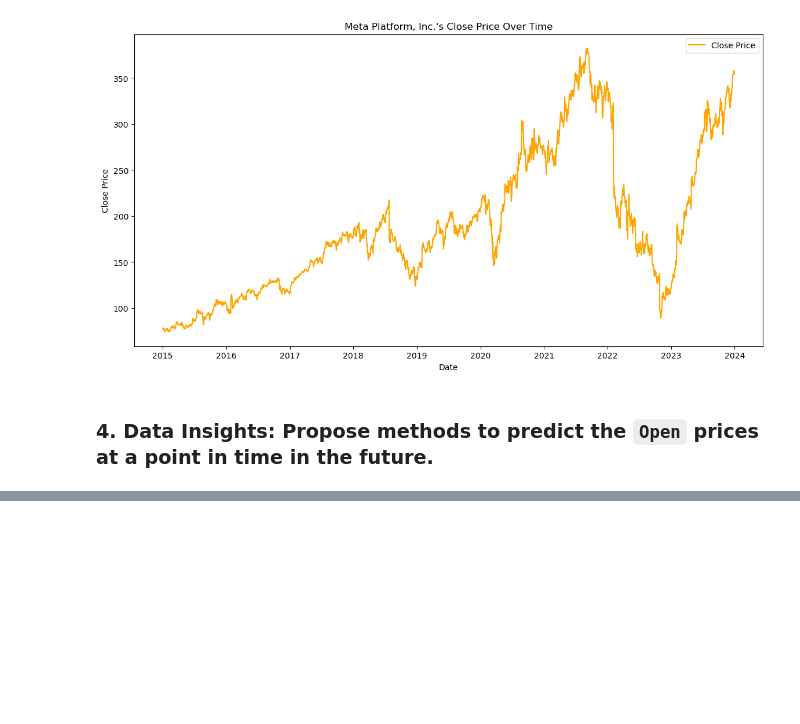
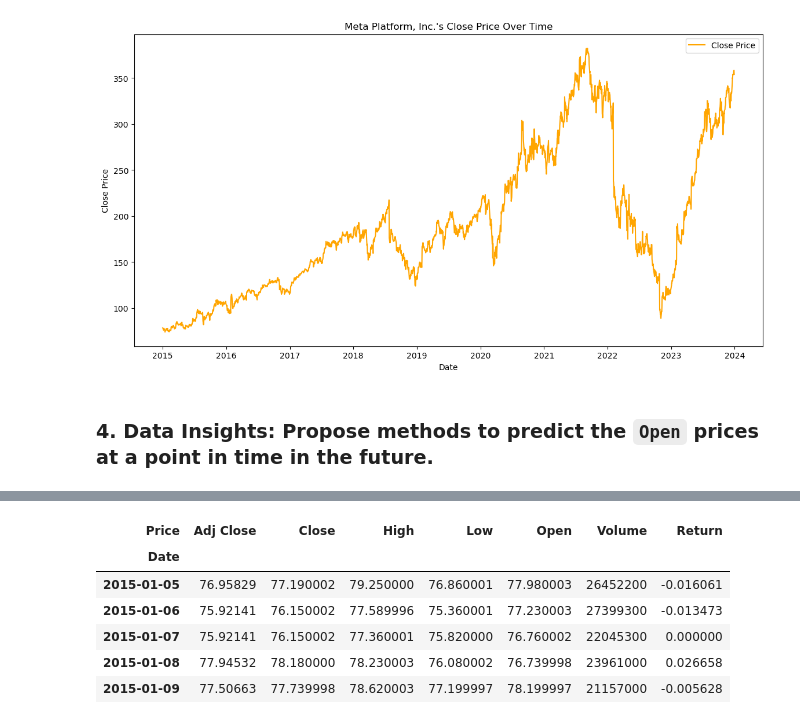
Before and after one commit to ndrhmdk/midterm, a Jupyter notebook: midterm.ipynb, the cells around one changed output, grey strips where cells are left out. Saved outputs shown, nothing was run; the diff lists cells and outputs as text; code cells hidden in the pictures; blank space fills up the shorter version.

```diff
--- a/midterm.ipynb
+++ b/midterm.ipynb
@@ -460,0 +474,4 @@ plt.show();
+# %%
+# drop NaN
+meta_df = meta_df.dropna()
+meta_df.head()
@@ -460,0 +488,11 @@ plt.show();
+# %%
+meta_df.set_index('Date', inplace=True)
+meta_df.head()
+# %% [output]
+| Price | Adj Close | Close | High | Low | Open | Volume | Return |
+| Date |  |  |  |  |  |  |  |
+| 2015-01-05 | 76.95829 | 77.190002 | 79.250000 | 76.860001 | 77.980003 | 26452200 | -0.016061 |
+| 2015-01-06 | 75.92141 | 76.150002 | 77.589996 | 75.360001 | 77.230003 | 27399300 | -0.013473 |
+| 2015-01-07 | 75.92141 | 76.150002 | 77.360001 | 75.820000 | 76.760002 | 22045300 | 0.000000 |
+| 2015-01-08 | 77.94532 | 78.180000 | 78.230003 | 76.080002 | 76.739998 | 23961000 | 0.026658 |
+| 2015-01-09 | 77.50663 | 77.739998 | 78.620003 | 77.199997 | 78.199997 | 21157000 | -0.005628 |
```
Also changed, not shown: parts of 26 cells of this notebook.
